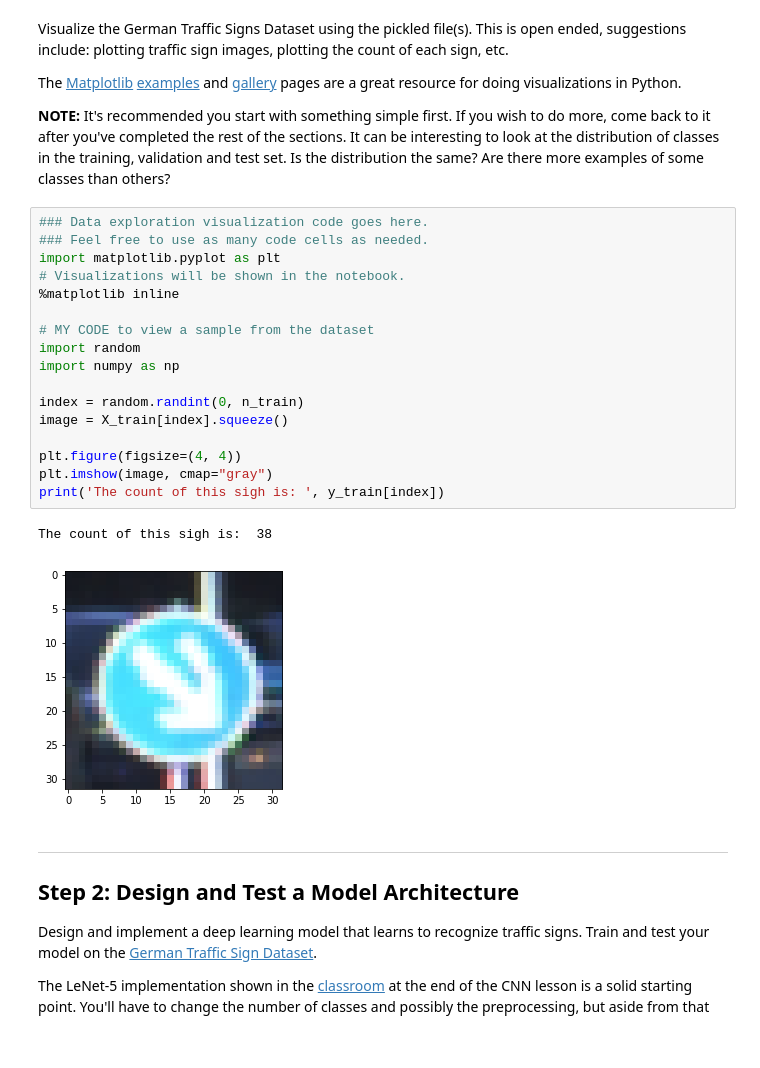
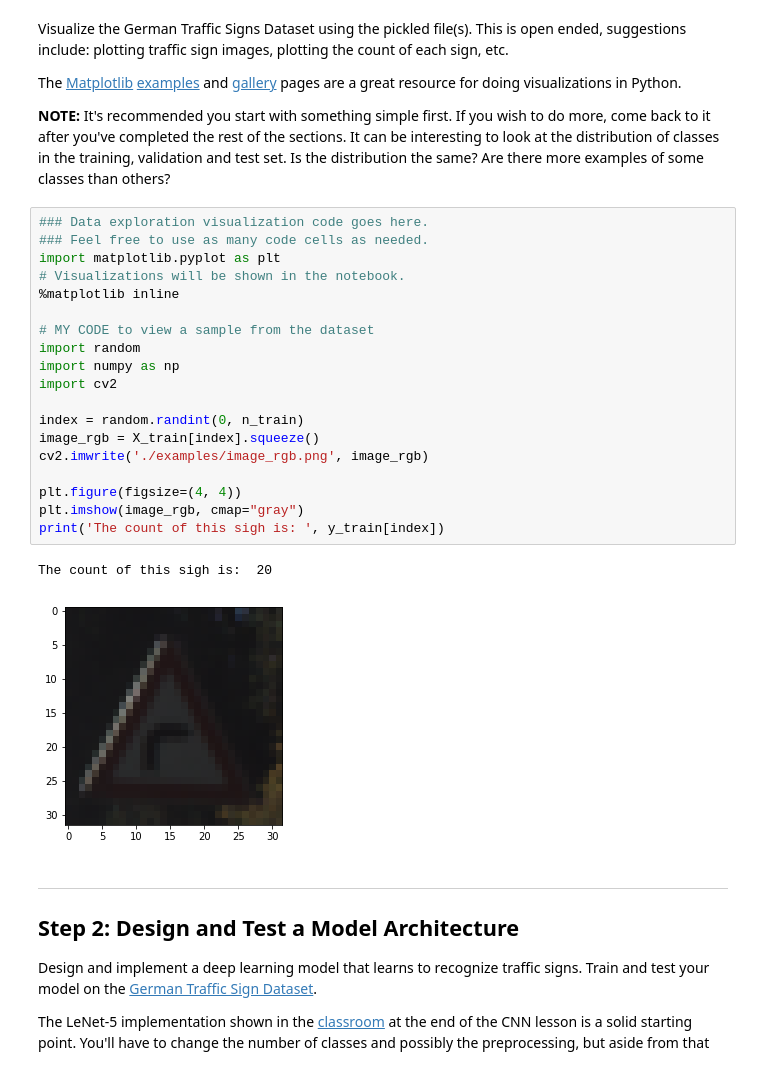
Before and after one commit to Clara-YR/CarND-Traffic-Sign-Classifier-Project, a Jupyter notebook: Traffic_Sign_Classifier.ipynb, the cells around one changed output. Drawn from its saved outputs; the diff is of its cells as text.

```diff
--- a/Traffic_Sign_Classifier.ipynb
+++ b/Traffic_Sign_Classifier.ipynb
@@ -95,23 +127,25 @@ The [Matplotlib](http://matplotlib.org/) [examples](http://matplotlib.org/exampl
 # %%
 ### Data exploration visualization code goes here.
 ### Feel free to use as many code cells as needed.
 import matplotlib.pyplot as plt
 # Visualizations will be shown in the notebook.
 %matplotlib inline
 
 # MY CODE to view a sample from the dataset
 import random
 import numpy as np
+import cv2
 
 index = random.randint(0, n_train)
-image = X_train[index].squeeze()
+image_rgb = X_train[index].squeeze()
+cv2.imwrite('./examples/image_rgb.png', image_rgb)
 
 plt.figure(figsize=(4, 4))
-plt.imshow(image, cmap="gray")
+plt.imshow(image_rgb, cmap="gray")
 print('The count of this sigh is: ', y_train[index])
 # %% [output]
-The count of this sigh is:  38
+The count of this sigh is:  20
-[figure, old version]
+[figure, new version]
 # %% [markdown]
 ----
 
```
Also changed, not shown: parts of 17 cells of this notebook, 1 other file.
